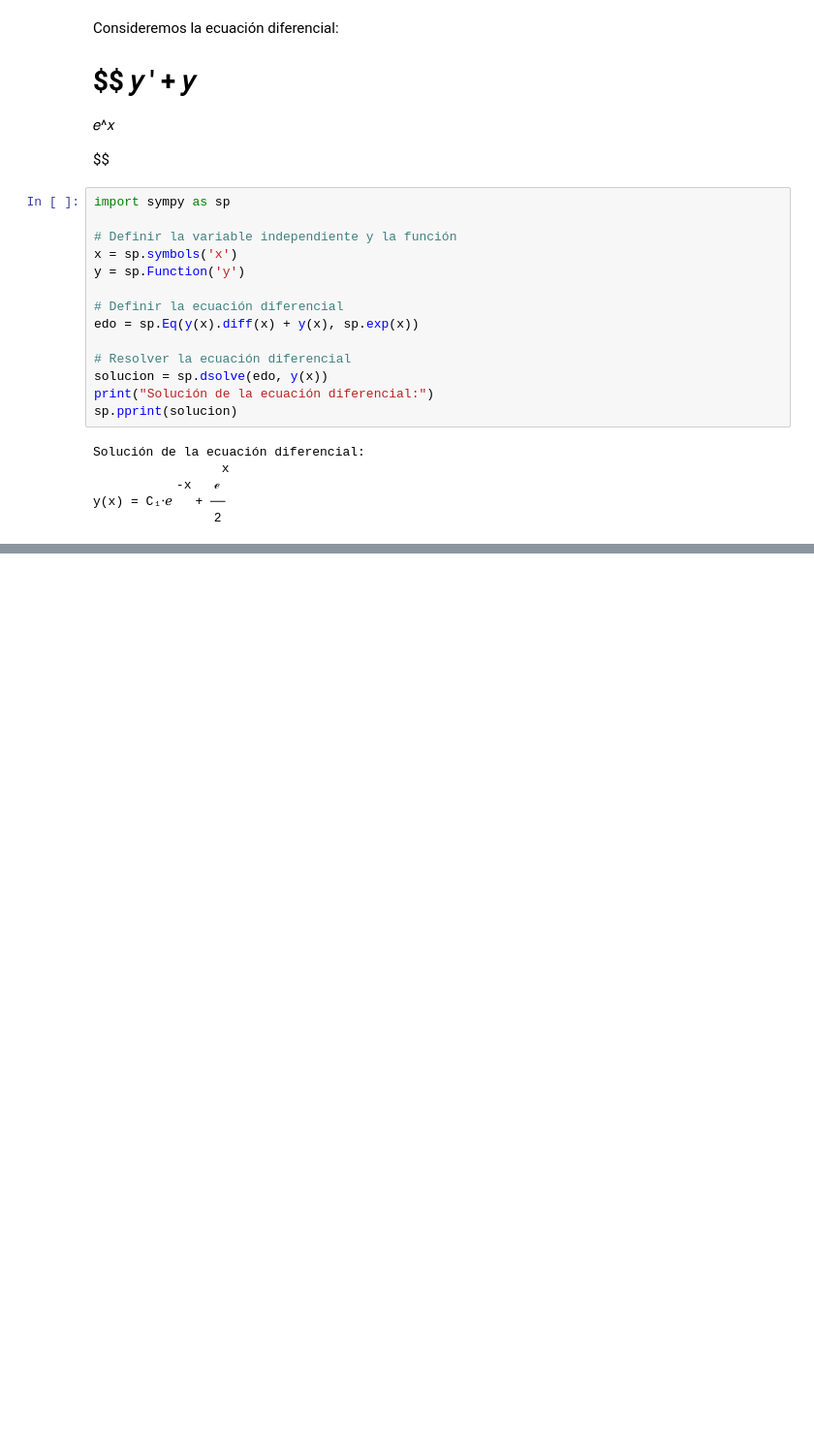
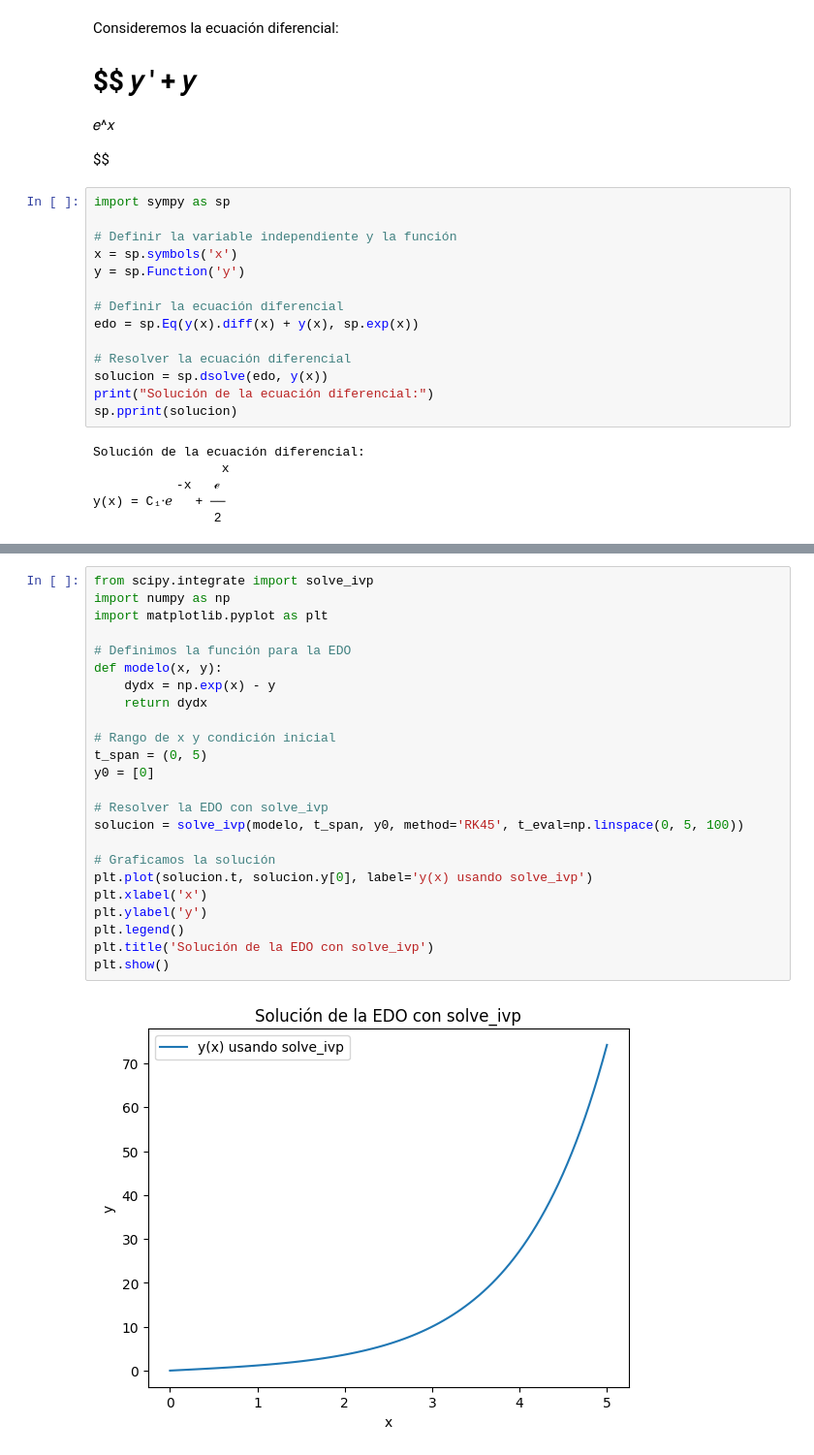
Before and after one commit to UTNFRRE/Analisis-Numerico, a Jupyter notebook: tp-teoria.ipynb, the cells around one changed output, grey strips where cells are left out. Shown at 97% size. Drawn from its saved outputs; the diff is of its cells as text; blank space fills up the shorter version.

```diff
--- a/tp-teoria.ipynb
+++ b/tp-teoria.ipynb
@@ -235,0 +281,26 @@ y(x) = C₁⋅ℯ   + ──
+# %%
+from scipy.integrate import solve_ivp
+import numpy as np
+import matplotlib.pyplot as plt
+
+# Definimos la función para la EDO
+def modelo(x, y):
+    dydx = np.exp(x) - y
+    return dydx
+
+# Rango de x y condición inicial
+t_span = (0, 5)
+y0 = [0]
+
+# Resolver la EDO con solve_ivp
+solucion = solve_ivp(modelo, t_span, y0, method='RK45', t_eval=np.linspace(0, 5, 100))
+
+# Graficamos la solución
+plt.plot(solucion.t, solucion.y[0], label='y(x) usando solve_ivp')
+plt.xlabel('x')
+plt.ylabel('y')
+plt.legend()
+plt.title('Solución de la EDO con solve_ivp')
+plt.show()
+# %% [output]
+[figure, added]
```
Also changed, not shown: parts of 17 cells of this notebook.
